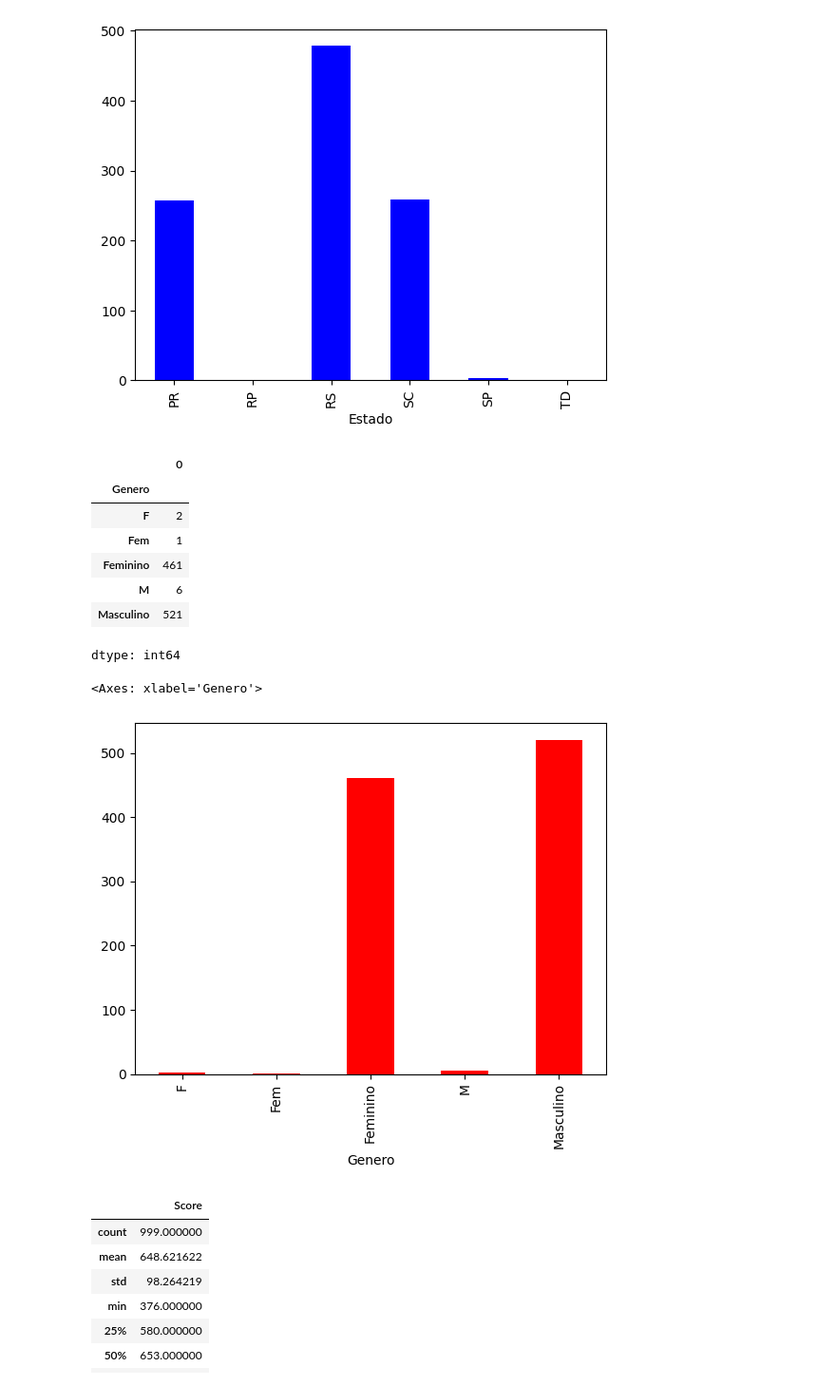
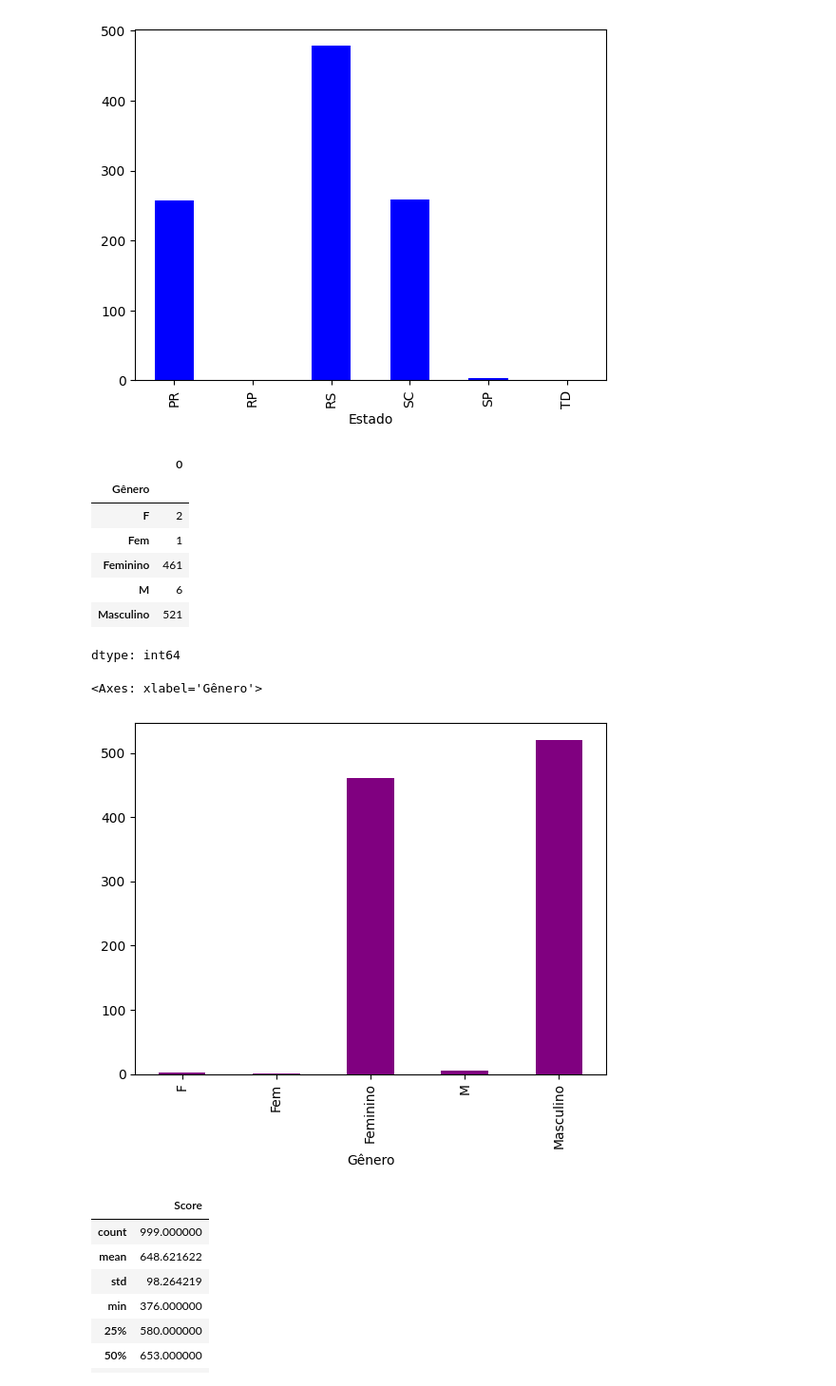
Before and after one commit to Guilhermegfssilva/Ciencia-de-dados, a Jupyter notebook: Tratamento_de_dados.ipynb, the cells around one changed output. Shown at 95% size. Cells and saved outputs as stored; diff of their text form; code cells hidden in the pictures.

```diff
--- a/Tratamento_de_dados.ipynb
+++ b/Tratamento_de_dados.ipynb
@@ -19,7 +21,7 @@ dataset.shape
 # %% [output]
 (999, 12)
 # %%
-dataset.columns = ["Id", "Score", "Estado", "Genero", "Idade", "NA", "Crédito", "Parametro 1", "Parametro 2", "Parametro 3", "Salário", "Parametro 4"]
+dataset.columns = ["Id", "Score", "Estado", "Gênero", "Idade", "NA", "Crédito", "Parâmetro 1", "Parâmetro 2", "Parâmetro 3", "Salário", "Parâmetro 4" ]
 # %%
 dataset.head()
 # %% [output]
@@ -48,11 +50,11 @@ agrupado.plot.bar(color = "blue")
 <Axes: xlabel='Estado'>
 [figure]
 # %%
-agrupado2 = dataset.groupby(['Genero']).size()
+agrupado2 = dataset.groupby(['Gênero']).size()
 agrupado2
 # %% [output]
 |  | 0 |
-| Genero |  |
+| Gênero |  |
 | F | 2 |
 | Fem | 1 |
 | Feminino | 461 |
@@ -60,10 +62,10 @@ agrupado2
 | Masculino | 521 |
 dtype: int64
 # %%
-agrupado2.plot.bar(color = "red")
+agrupado2.plot.bar(color = "purple")
 # %% [output]
-<Axes: xlabel='Genero'>
+<Axes: xlabel='Gênero'>
-[figure, old version]
+[figure, new version]
 # %%
 dataset['Score'].describe()
 # %% [output]
```
Also changed, not shown: parts of 19 cells of this notebook.
